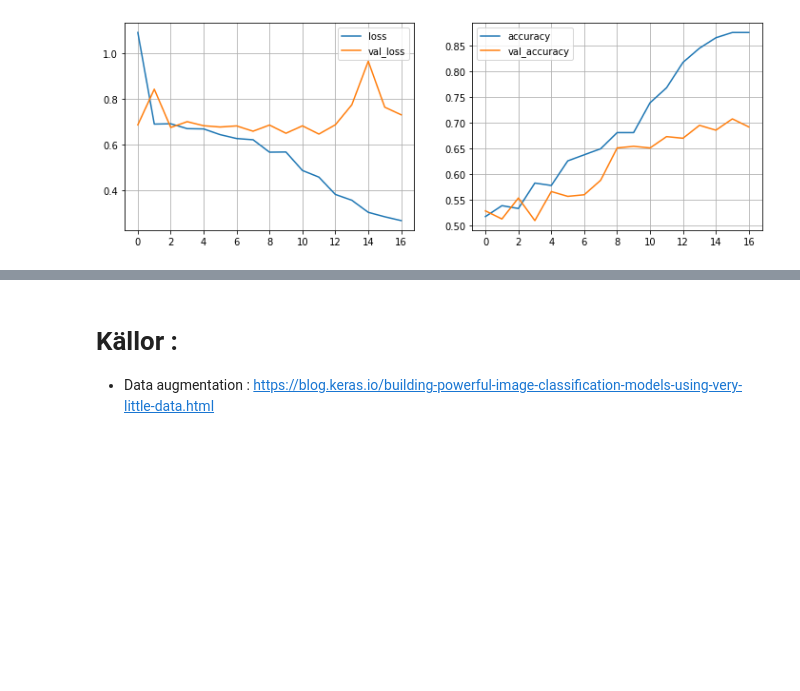
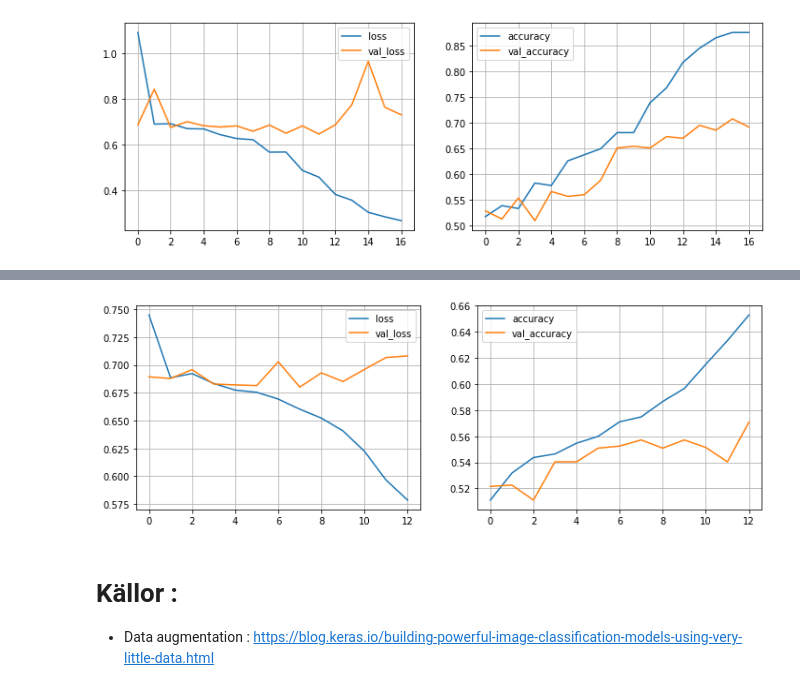
Before and after one commit to SamiFatmi/Deep-Learning-SAMI-FATMI, a Jupyter notebook: Lab/lab.ipynb, the cells around one changed output, grey strips where cells are left out. Drawn from its saved outputs; the diff is of its cells as text; code cells hidden in the pictures; blank space fills up the shorter version.

```diff
--- a/Lab/lab.ipynb
+++ b/Lab/lab.ipynb
@@ -493,3 +608,8 @@ plot_metrics(metrics)
+# %%
+metrics = pd.DataFrame(model.history.history)
+plot_metrics(metrics)
+# %% [output]
+[figure, added]
 # %% [markdown]
 # Källor :
 
```
Also changed, not shown: parts of 2 cells of this notebook.
